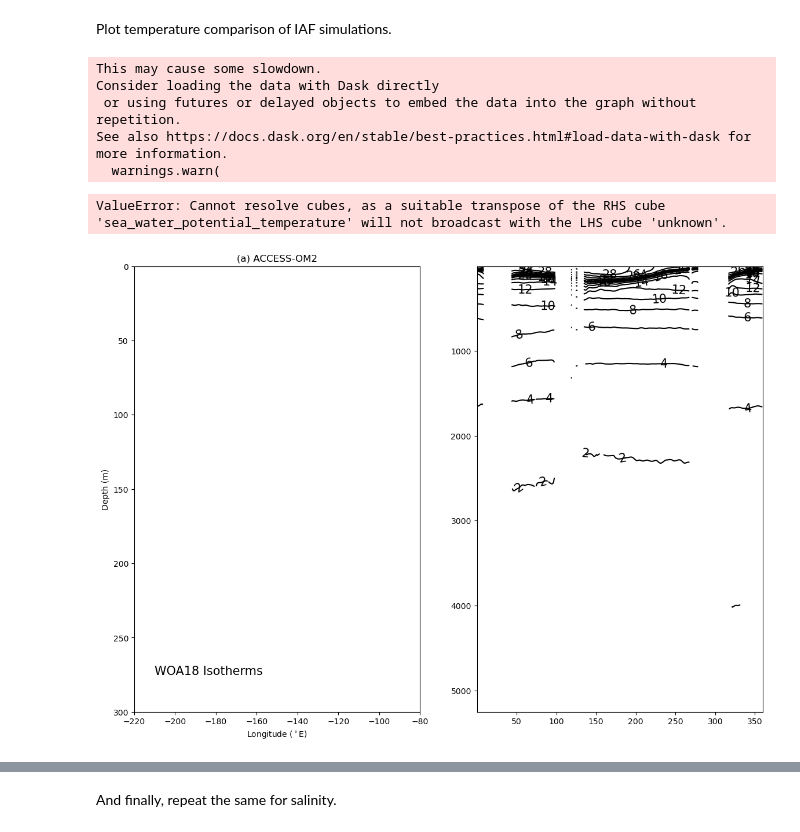
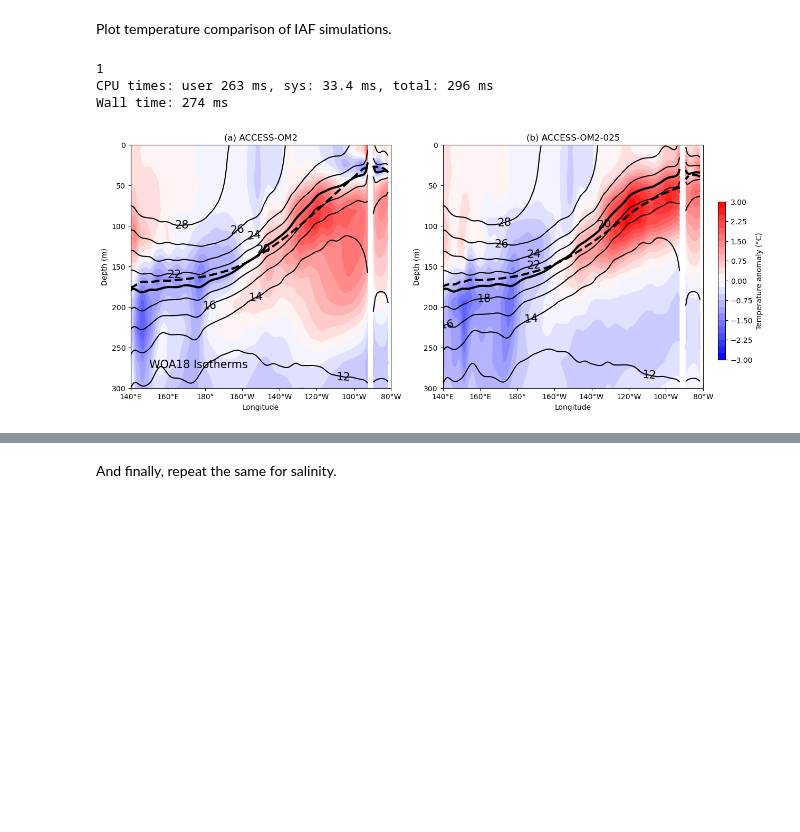
Before and after one commit to ACCESS-NRI/ACCESS-ENSO-recipes, a Jupyter notebook: cosima/02_Compare_SST_SSS_to_WOA18.ipynb, the cells around one changed output, grey strips where cells are left out. Saved outputs shown, nothing was run; the diff lists cells and outputs as text; code cells hidden in the pictures; blank space fills up the shorter version.

Commit message:
02 notebook, model kelvin and longitude axis

```diff
--- a/cosima/02_Compare_SST_SSS_to_WOA18.ipynb
+++ b/cosima/02_Compare_SST_SSS_to_WOA18.ipynb
@@ -250,52 +271,55 @@ Wall time: 1min 14s
 Then plotting equatorial plots of temperature biases
 # %%
 # Define contour levels
-clev = np.arange(-3.,3.25,0.25)
+clev, isos = np.arange(-3.,3.25,0.25), np.arange(0, 32, 2)
 
 # Define a function to plot Equatorial Slices
-def plot_eqtemp(ekeys, sst_cubes, clev):
+def plot_eqtemp(ekeys, sst_cubes, clev, isos, cblabel, linelabel):
 
     # Loop through models
     for i, ekey in enumerate(ekeys):
-        ax1 = plt.subplot(int(np.ceil(len(ekeys)/2)), 2, i+1)
-
+        mod, obs = sst_cubes[ekey]
+        ax1 = plt.subplot(1, 2, i+1) #int(np.ceil(len(ekeys)/2))
+        bias = mod - obs
         # Plot bias as color #y axis decreaseing ..*-1
-        pn = iplt.contourf(sst_cubes[ekey], axes=ax1, cmap='bwr', levels=clev)#, yincrease=False)
+        pn = iplt.contourf(bias, axes=ax1, cmap='bwr', levels=clev)#, yincrease=False)
 
         # Plot WOA13 isotherms (and 20C bold)
-        CS = iplt.contour(sst_cubes['WOA18'], axes=ax1, levels=np.arange(0, 32, 2), colors='k')
+        CS = iplt.contour(obs, axes=ax1, levels=isos, colors='k')
         ax1.clabel(CS, inline=False, fmt='%d', fontsize=15)
-        iplt.contour(sst_cubes['WOA18'], axes=ax1, levels=[20.], colors='k', linewidths=3.)
-        cube_add = sst_cubes[ekey] + sst_cubes['WOA18'] #other model, add before
+        iplt.contour(obs, axes=ax1, levels=[20.], colors='k', linewidths=3.)
+
+        cube_add = bias + obs #
         iplt.contour(cube_add, axes=ax1, levels=[20.], colors='k', linewidths=3., linestyles='--')
 
         ax1.invert_yaxis()
         # Add annotations
         plt.title("({}) {}".format(chr(ord('a') + i), ekey))
         ax1.set_ylim([300., 0.])
-        ax1.set_xlim([-220., -80.])
+        ax1.set_xlim([140, 280]) #[-220., -80.])
         ax1.set_ylabel('Depth (m)')
-        ax1.set_xlabel('Longitude ($^\circ$E)')
-
+        ax1.set_xlabel('Longitude')
+        plt.gca().xaxis.set_major_formatter(plt.FuncFormatter(format_longitude))
         if i == 0:
-            ax1.text(-210., 275., 'WOA18 Isotherms', fontsize=15)
+            ax1.text(150., 275., f'WOA18 {linelabel}', fontsize=15)
 
     ax5 = plt.axes([0.92, 0.2, 0.01, 0.5])
-    cb = plt.colorbar(p0, cax=ax5, orientation='vertical')
-    cb.ax.set_ylabel('Temperature anomaly (°C)')
+    cb = plt.colorbar(pn, cax=ax5, orientation='vertical')
+    cb.ax.set_ylabel(cblabel)
 # %% [markdown]
 Plot temperature comparison of IAF simulations.
 # %%
-fig = plt.figure(figsize=(14, 10))
+%%time
+print(int(np.ceil(len(ekeys)/2)))
+fig = plt.figure(figsize=(14, 6))
 # Define contour levels
 clev = np.arange(-3.,3.25,0.25)
-# obs_levels=np.arange(31., 36.2, 0.2)
-plot_eqtemp(ekeys,sstdepth_cubes, clev) #, 'SSS (psu)', obs_levels)
+isotherms = np.arange(0, 32, 2)
+
+ekeys = ['ACCESS-OM2','ACCESS-OM2-025']
+plot_eqtemp(ekeys,sstdepth_cubes, clev, isotherms,'Temperature anomaly (°C)', 'Isotherms') #, 'SSS (psu)'
 # %% [output]
-This may cause some slowdown.
-Consider loading the data with Dask directly
- or using futures or delayed objects to embed the data into the graph without repetition.
-See also https://docs.dask.org/en/stable/best-practices.html#load-data-with-dask for more information.
-  warnings.warn(
+1
+CPU times: user 263 ms, sys: 33.4 ms, total: 296 ms
+Wall time: 274 ms
-ValueError: Cannot resolve cubes, as a suitable transpose of the RHS cube 'sea_water_potential_temperature' will not broadcast with the LHS cube 'unknown'.
-[figure, old version]
+[figure, new version]
```
Also changed, not shown: parts of 17 cells of this notebook.
